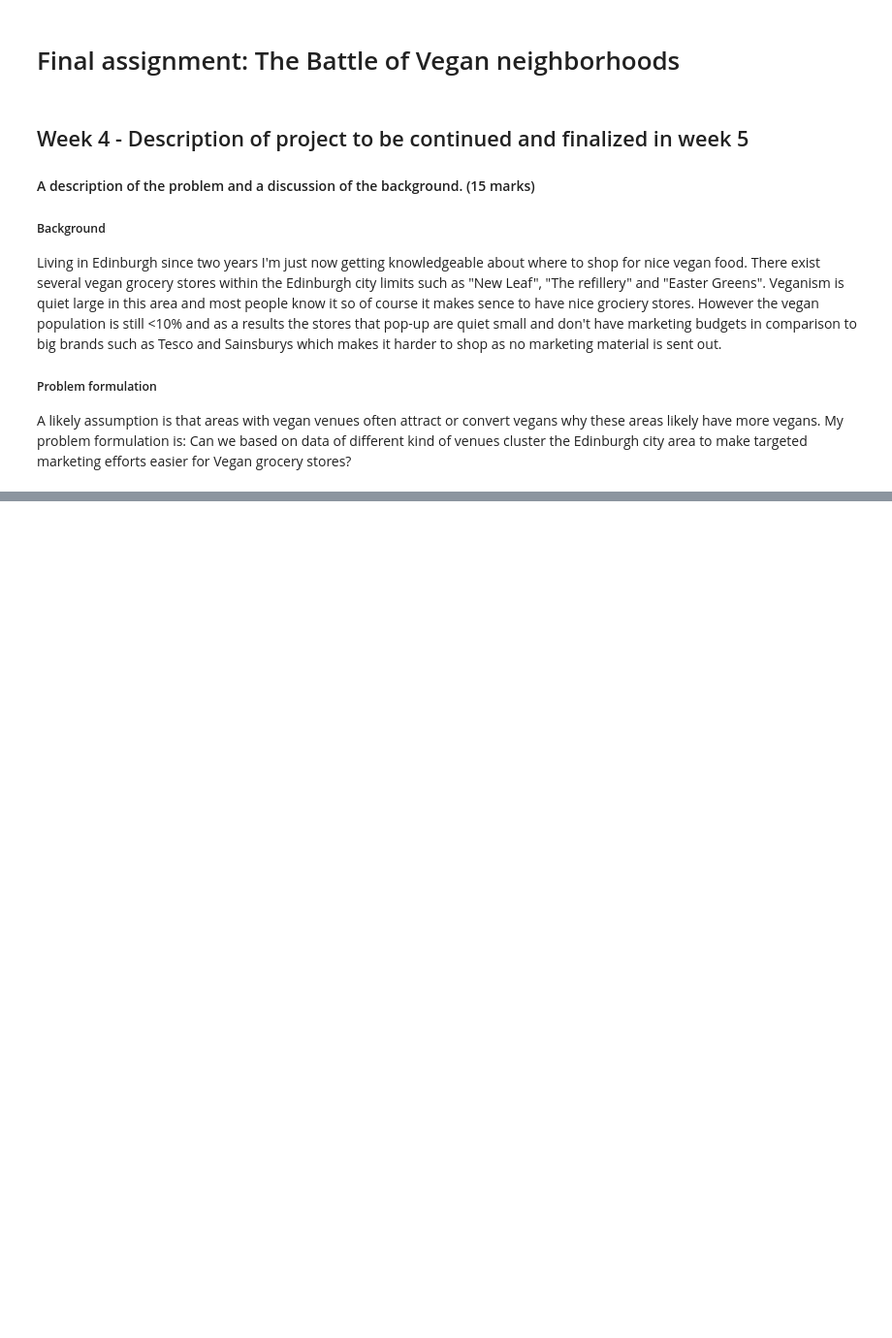
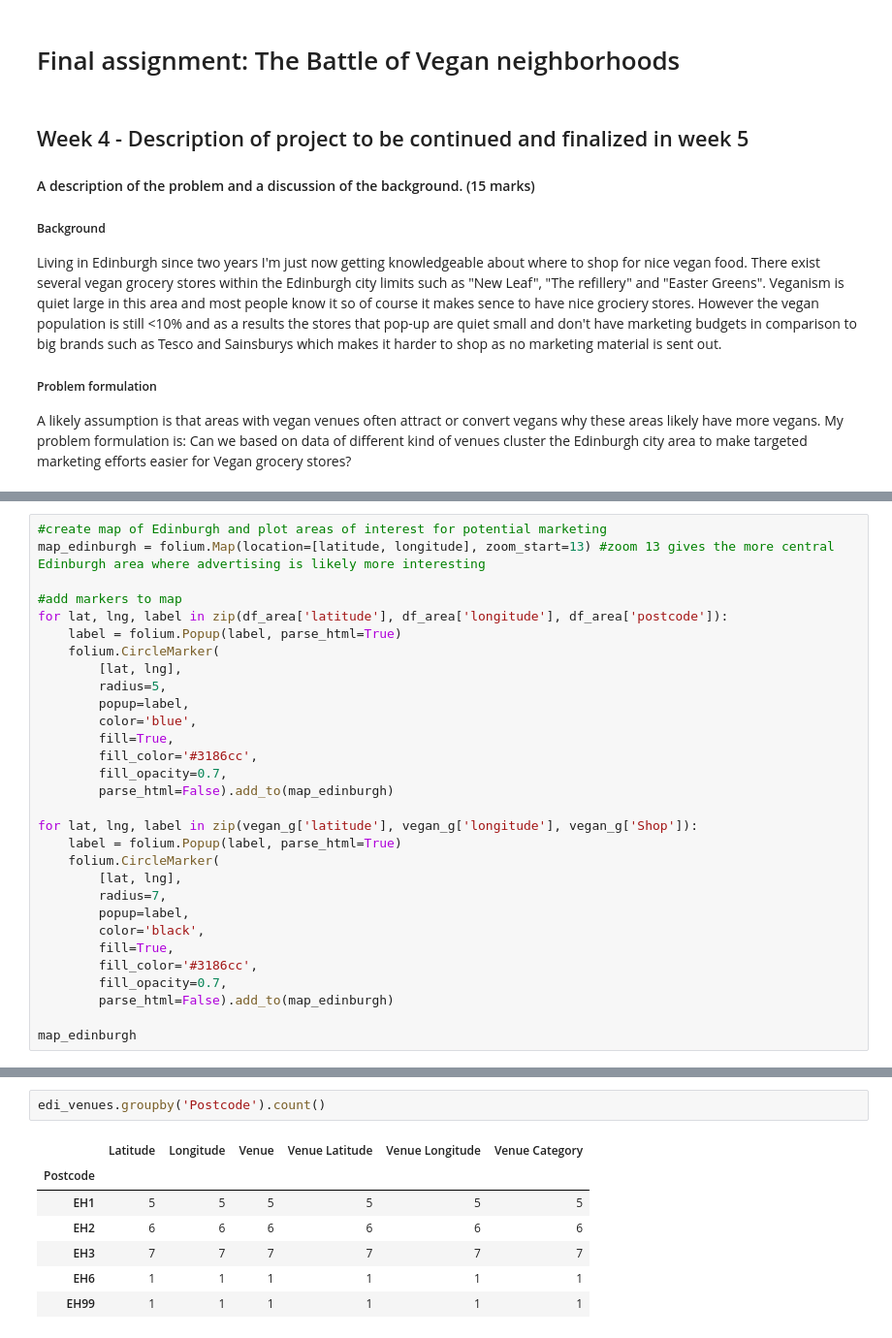
Before and after one commit to axelg89/Coursera_Capstone, a Jupyter notebook: The Battle of Neighborhoods.ipynb, the cells around one changed output, grey strips where cells are left out. Shown at 97% size. Cells and saved outputs as stored; diff of their text form; blank space fills up the shorter version.

```diff
--- a/The Battle of Neighborhoods.ipynb
+++ b/The Battle of Neighborhoods.ipynb
@@ -17,0 +117,30 @@ A likely assumption is that areas with vegan venues often attract or convert veg
+# %%
+#create map of Edinburgh and plot areas of interest for potential marketing
+map_edinburgh = folium.Map(location=[latitude, longitude], zoom_start=13) #zoom 13 gives the more central Edinburgh area where advertising is likely more interesting
+
+#add markers to map
+for lat, lng, label in zip(df_area['latitude'], df_area['longitude'], df_area['postcode']):
+    label = folium.Popup(label, parse_html=True)
+    folium.CircleMarker(
+        [lat, lng],
+        radius=5,
+        popup=label,
+        color='blue',
+        fill=True,
+        fill_color='#3186cc',
+        fill_opacity=0.7,
+        parse_html=False).add_to(map_edinburgh)
+
+for lat, lng, label in zip(vegan_g['latitude'], vegan_g['longitude'], vegan_g['Shop']):
+    label = folium.Popup(label, parse_html=True)
+    folium.CircleMarker(
+        [lat, lng],
+        radius=7,
+        popup=label,
+        color='black',
+        fill=True,
+        fill_color='#3186cc',
+        fill_opacity=0.7,
+        parse_html=False).add_to(map_edinburgh)
+
+map_edinburgh
@@ -17,0 +219,10 @@ A likely assumption is that areas with vegan venues often attract or convert veg
+# %%
+edi_venues.groupby('Postcode').count()
+# %% [output]
+|  | Latitude | Longitude | Venue | Venue Latitude | Venue Longitude | Venue Category |
+| Postcode |  |  |  |  |  |  |
+| EH1 | 5 | 5 | 5 | 5 | 5 | 5 |
+| EH2 | 6 | 6 | 6 | 6 | 6 | 6 |
+| EH3 | 7 | 7 | 7 | 7 | 7 | 7 |
+| EH6 | 1 | 1 | 1 | 1 | 1 | 1 |
+| EH99 | 1 | 1 | 1 | 1 | 1 | 1 |
```
Also changed, not shown: parts of 24 cells of this notebook.
